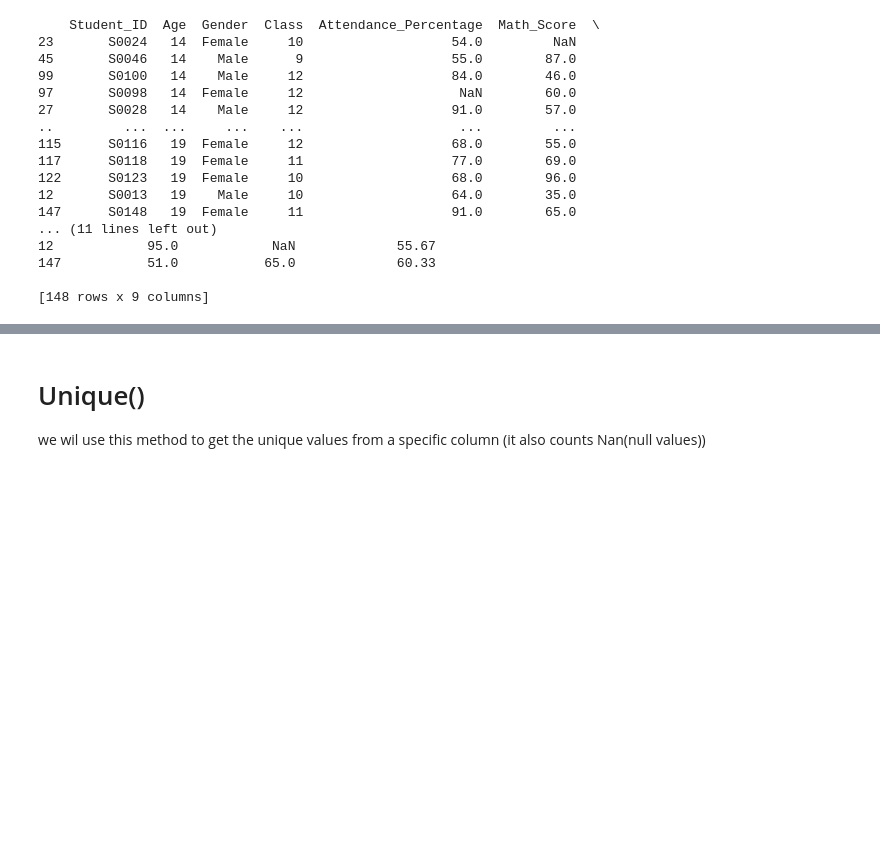
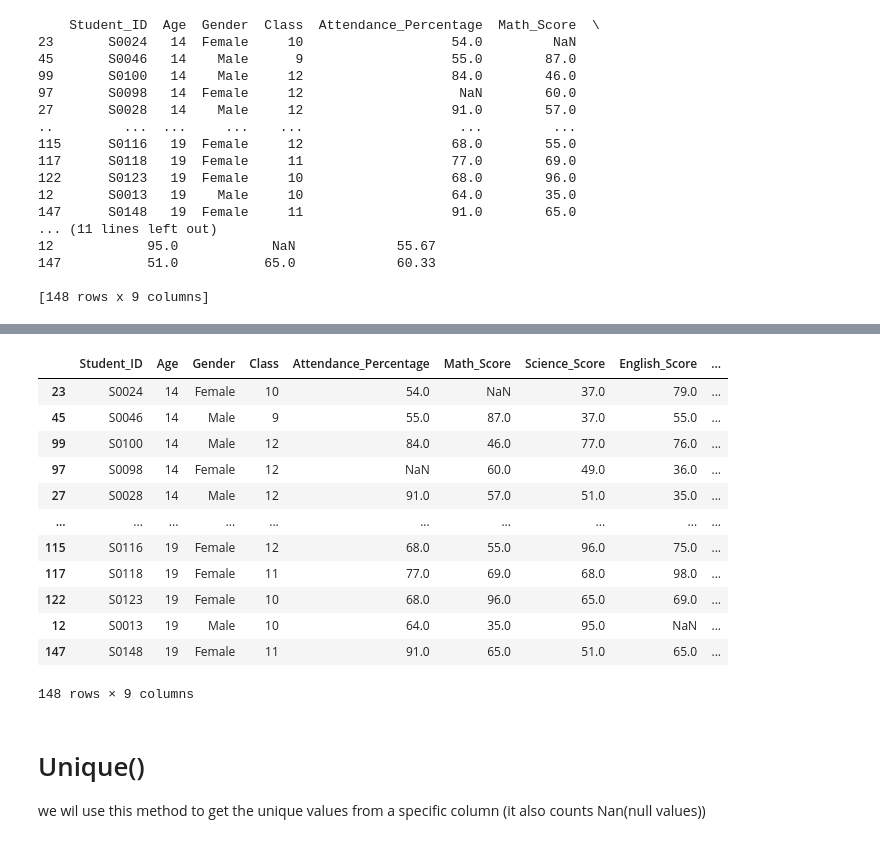
Before and after one commit to Pragnesh-10/Pandas_Notes, a Jupyter notebook: 04_DataFrame_Analysis.ipynb, the cells around one changed output, grey strips where cells are left out. Drawn from its saved outputs; the diff is of its cells as text; code cells hidden in the pictures; blank space fills up the shorter version.

```diff
--- a/04_DataFrame_Analysis.ipynb
+++ b/04_DataFrame_Analysis.ipynb
@@ -231,0 +234,5 @@ print(df)
+# %%
+# we can convert the data type of a column using astype() method
+# for example if we want to convert the data type of Math_Score column to float we can do it like this
+df['Math_Score'] = df['Math_Score'].astype(float)
+print(df.dtypes)
@@ -231,0 +250,18 @@ print(df)
+# %%
+# this is another way to convert the data type from one type to another type using astype() method but this is only applicable when you want to convert multiple columns data type at once if you want to convert single column data type then you can use the first method
+# but while using this mrthod make sure that the specified column should not have None,null values because if it has None or null values then it will throw an error while converting the data type
+df.astype({'Age':'int64'})
+# %% [output]
+|  | Student_ID | Age | Gender | Class | Attendance_Percentage | Math_Score | Science_Score | English_Score | ... |
+| 23 | S0024 | 14 | Female | 10 | 54.0 | NaN | 37.0 | 79.0 | ... |
+| 45 | S0046 | 14 | Male | 9 | 55.0 | 87.0 | 37.0 | 55.0 | ... |
+| 99 | S0100 | 14 | Male | 12 | 84.0 | 46.0 | 77.0 | 76.0 | ... |
+| 97 | S0098 | 14 | Female | 12 | NaN | 60.0 | 49.0 | 36.0 | ... |
+| 27 | S0028 | 14 | Male | 12 | 91.0 | 57.0 | 51.0 | 35.0 | ... |
+| ... | ... | ... | ... | ... | ... | ... | ... | ... | ... |
+| 115 | S0116 | 19 | Female | 12 | 68.0 | 55.0 | 96.0 | 75.0 | ... |
+| 117 | S0118 | 19 | Female | 11 | 77.0 | 69.0 | 68.0 | 98.0 | ... |
+| 122 | S0123 | 19 | Female | 10 | 68.0 | 96.0 | 65.0 | 69.0 | ... |
+| 12 | S0013 | 19 | Male | 10 | 64.0 | 35.0 | 95.0 | NaN | ... |
+| 147 | S0148 | 19 | Female | 11 | 91.0 | 65.0 | 51.0 | 65.0 | ... |
+148 rows × 9 columns
```
Also changed, not shown: parts of 4 cells of this notebook, 4 other files.
